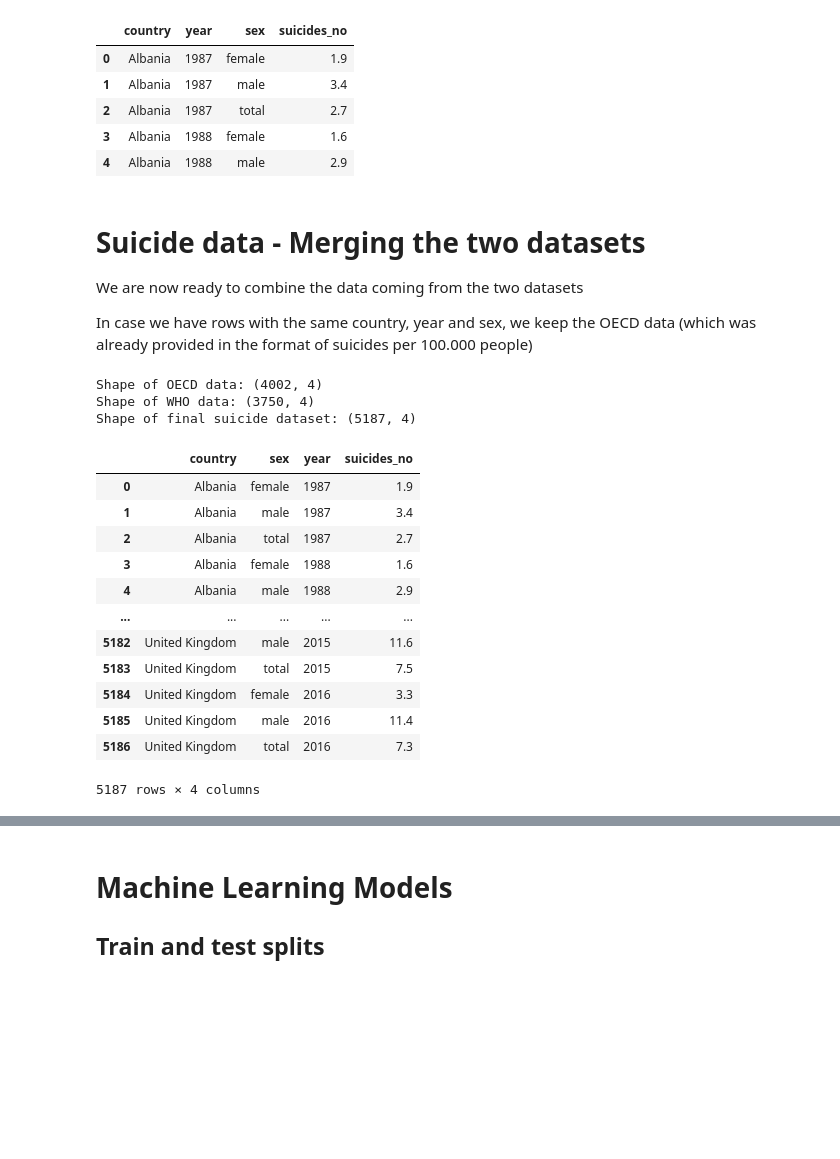
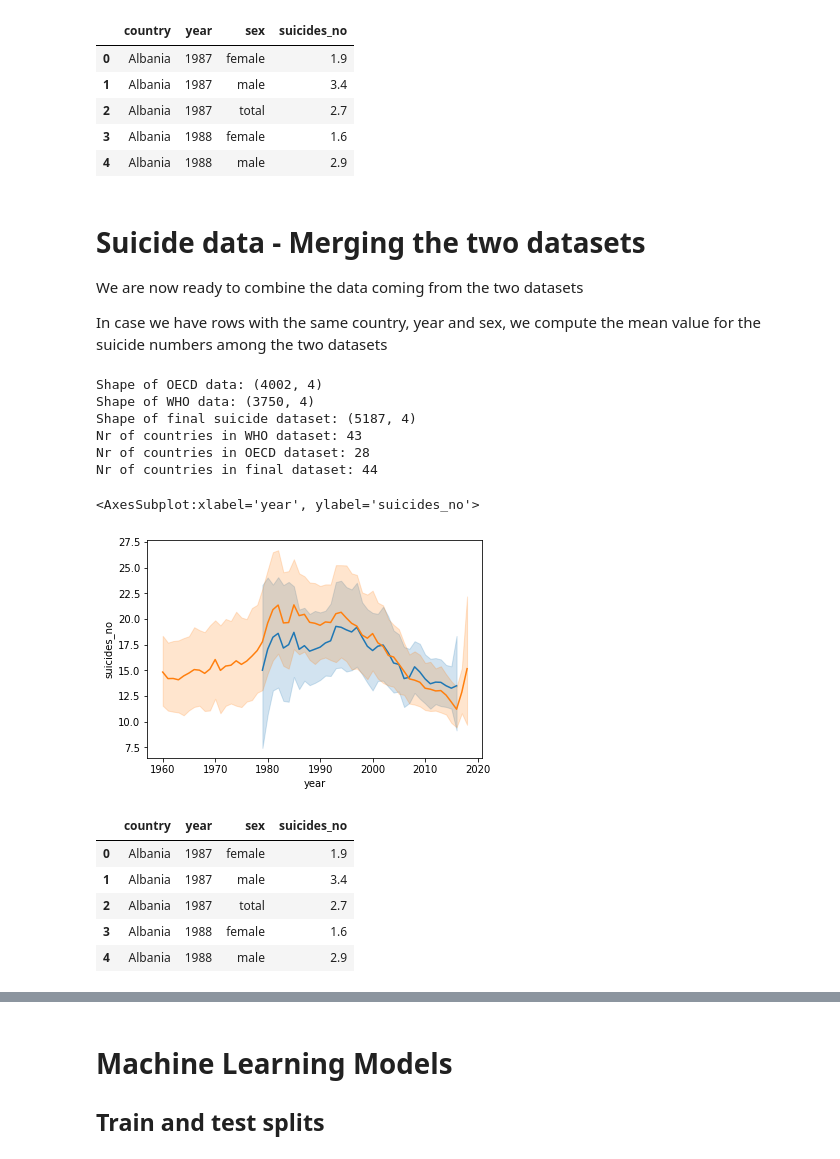
Before and after one commit to iberius96/Python-Suicides-Europe, a Jupyter notebook: main.ipynb, the cells around one changed output, grey strips where cells are left out. Drawn from its saved outputs; the diff is of its cells as text; code cells hidden in the pictures; blank space fills up the shorter version.

```diff
--- a/main.ipynb
+++ b/main.ipynb
@@ -301,30 +307,43 @@ WHO_suicide.head()
 
 We are now ready to combine the data coming from the two datasets
 
-In case we have rows with the same country, year and sex, we keep the OECD data (which was already provided in the format of suicides per 100.000 people)
+In case we have rows with the same country, year and sex, we compute the mean value for the suicide numbers among the two datasets
 # %%
-suicide = pd.concat([OECD_suicide, WHO_suicide]).drop_duplicates(subset=['country', 'year', 'sex'], keep='first').sort_values(['country', 'year','sex']).reset_index(drop=True)
+suicide = pd.concat([OECD_suicide, WHO_suicide]).groupby(['country', 'year', 'sex']).mean().reset_index().sort_values(['country', 'year','sex']).reset_index(drop=True)
 
 print('Shape of OECD data: ' + str(OECD_suicide.shape))
 print('Shape of WHO data: ' + str(WHO_suicide.shape))
 print('Shape of final suicide dataset: ' + str(suicide.shape))
+
+print('Nr of countries in WHO dataset: ' + str(WHO_suicide['country'].nunique()))
+print('Nr of countries in OECD dataset: ' + str(OECD_suicide['country'].nunique()))
+print('Nr of countries in final dataset: ' + str(suicide['country'].nunique()))
 # %% [output]
 Shape of OECD data: (4002, 4)
 Shape of WHO data: (3750, 4)
 Shape of final suicide dataset: (5187, 4)
+Nr of countries in WHO dataset: 43
+Nr of countries in OECD dataset: 28
+Nr of countries in final dataset: 44
+# %%
+sns.lineplot(
+    x='year',
+    y='suicides_no',
+    data=WHO_suicide[WHO_suicide['sex'] == 'total'])
+
+sns.lineplot(
+    x='year',
+    y='suicides_no',
+    data=OECD_suicide[OECD_suicide['sex'] == 'total'])
+# %% [output]
+<AxesSubplot:xlabel='year', ylabel='suicides_no'>
+[figure, added]
 # %%
-suicide
+suicide.head()
 # %% [output]
-|  | country | sex | year | suicides_no |
-| 0 | Albania | female | 1987 | 1.9 |
-| 1 | Albania | male | 1987 | 3.4 |
-| 2 | Albania | total | 1987 | 2.7 |
-| 3 | Albania | female | 1988 | 1.6 |
-| 4 | Albania | male | 1988 | 2.9 |
-| ... | ... | ... | ... | ... |
-| 5182 | United Kingdom | male | 2015 | 11.6 |
-| 5183 | United Kingdom | total | 2015 | 7.5 |
-| 5184 | United Kingdom | female | 2016 | 3.3 |
-| 5185 | United Kingdom | male | 2016 | 11.4 |
-| 5186 | United Kingdom | total | 2016 | 7.3 |
+|  | country | year | sex | suicides_no |
+| 0 | Albania | 1987 | female | 1.9 |
+| 1 | Albania | 1987 | male | 3.4 |
+| 2 | Albania | 1987 | total | 2.7 |
+| 3 | Albania | 1988 | female | 1.6 |
+| 4 | Albania | 1988 | male | 2.9 |
-5187 rows × 4 columns
```
Also changed, not shown: parts of 21 cells of this notebook, 2 other files.
